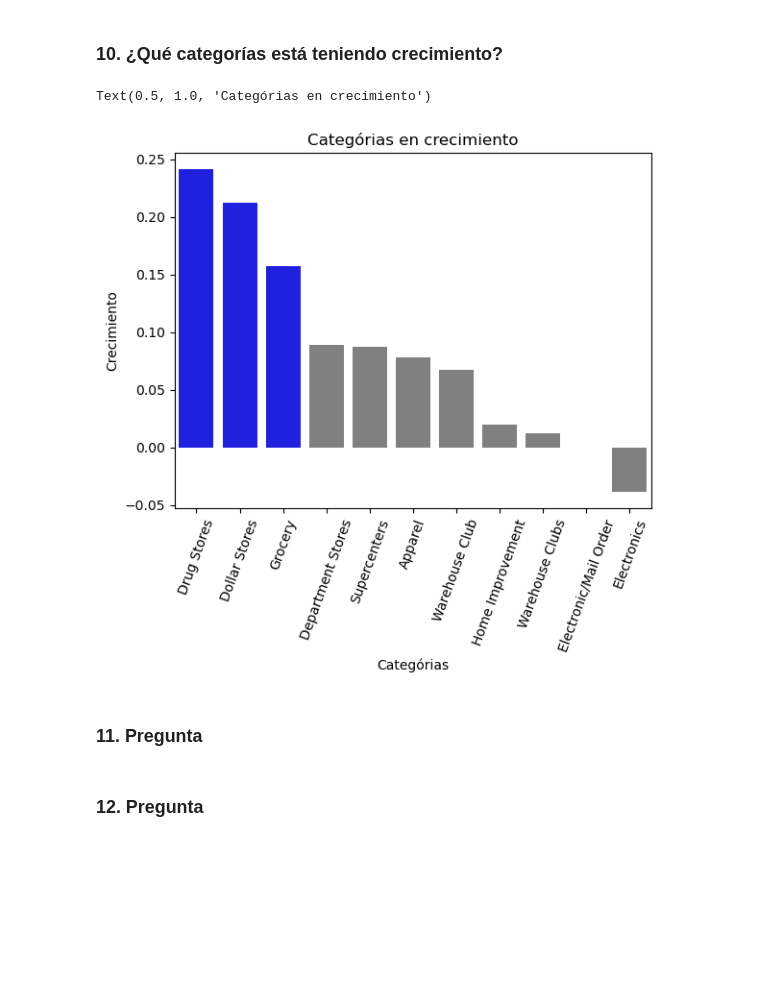
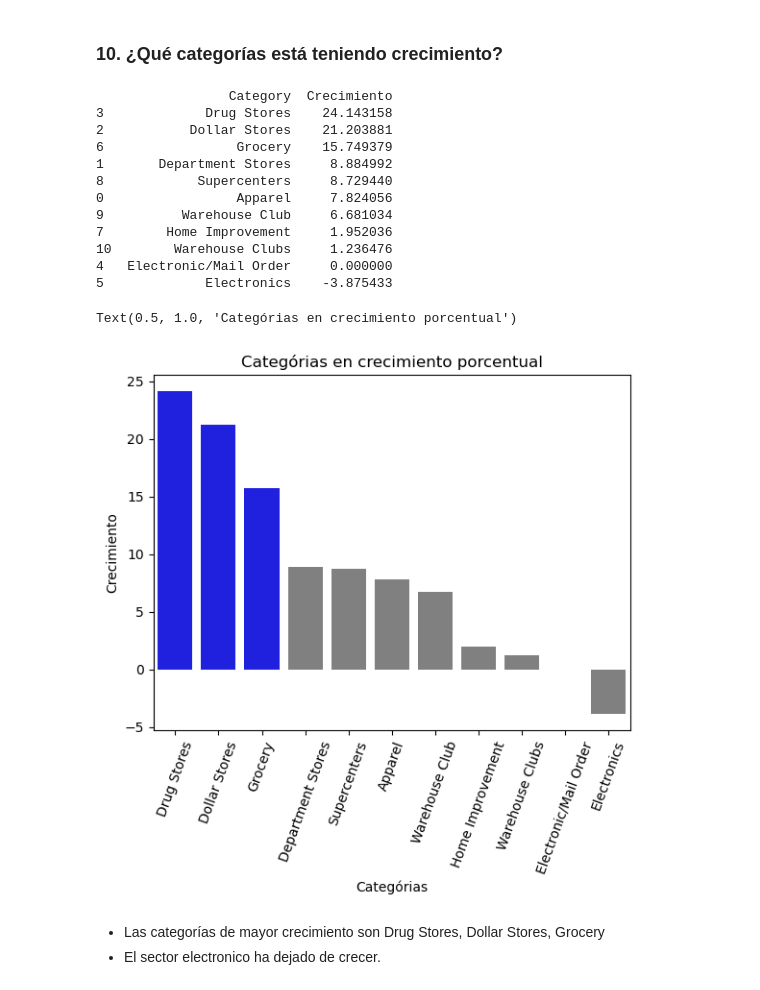
Before and after one commit to Jeikosd/courses, a Jupyter notebook: template_proyecto_datacademy.ipynb, the cells around one changed output. Cells and saved outputs as stored; diff of their text form; code cells hidden in the pictures; blank space fills up the shorter version.

```diff
--- a/template_proyecto_datacademy.ipynb
+++ b/template_proyecto_datacademy.ipynb
@@ -381,17 +381,29 @@ df_retail_nonline[df_retail_nonline['Company'] != 'Walmart US']['Sales'].mean()
 ### 10. ¿Qué categorías está teniendo crecimiento?
 # %%
 df_crecimiento = df_retail_us.groupby('Category')['Store Count Growth'].agg(Crecimiento = np.sum).reset_index().sort_values('Crecimiento', ascending = 0)
-
+df_crecimiento["Crecimiento"] = df_crecimiento["Crecimiento"]*100
+print(df_crecimiento)
 clrs = ['blue', 'blue', 'blue', 'grey', 'grey', 'grey', 'grey', 'grey', 'grey', 'grey', 'grey']
 sns.barplot(x = 'Category', y = 'Crecimiento', data = df_crecimiento, palette=clrs)
 plt.xticks(rotation=70)
 plt.xlabel("Categórias")
 plt.ylabel("Crecimiento")
-plt.title("Categórias en crecimiento")
+plt.title("Categórias en crecimiento porcentual")
 # %% [output]
-Text(0.5, 1.0, 'Categórias en crecimiento')
+                 Category  Crecimiento
+3             Drug Stores    24.143158
+2           Dollar Stores    21.203881
+6                 Grocery    15.749379
+1       Department Stores     8.884992
+8            Supercenters     8.729440
+0                 Apparel     7.824056
+9          Warehouse Club     6.681034
+7        Home Improvement     1.952036
+10        Warehouse Clubs     1.236476
+4   Electronic/Mail Order     0.000000
+5             Electronics    -3.875433
+Text(0.5, 1.0, 'Categórias en crecimiento porcentual')
-[figure, old version]
+[figure, new version]
-# %% [markdown]
-### 11. Pregunta
-# %% [markdown]
-### 12. Pregunta
+# %% [markdown]
+- Las categorías de mayor crecimiento son Drug Stores, Dollar Stores, Grocery
+- El sector electronico ha dejado de crecer.
```
Also changed, not shown: parts of 11 cells of this notebook.
